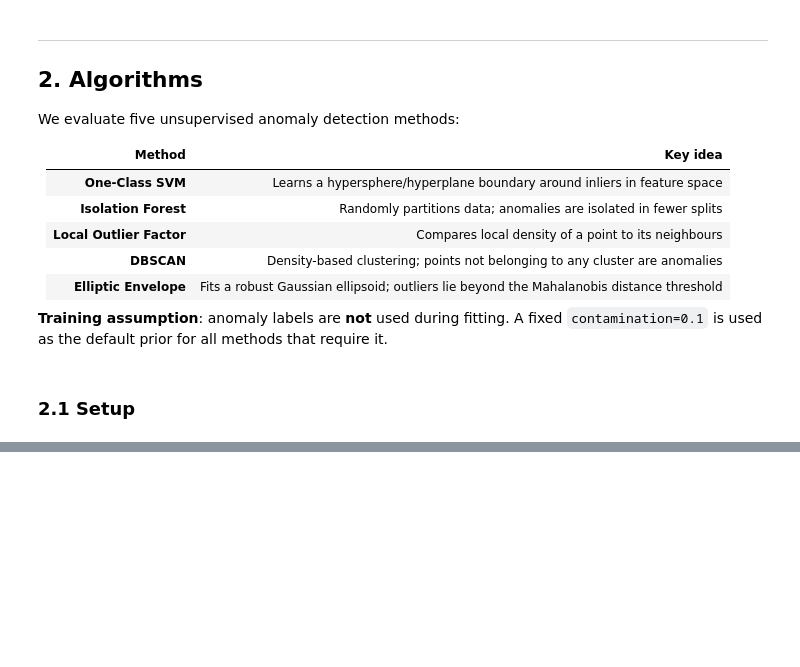
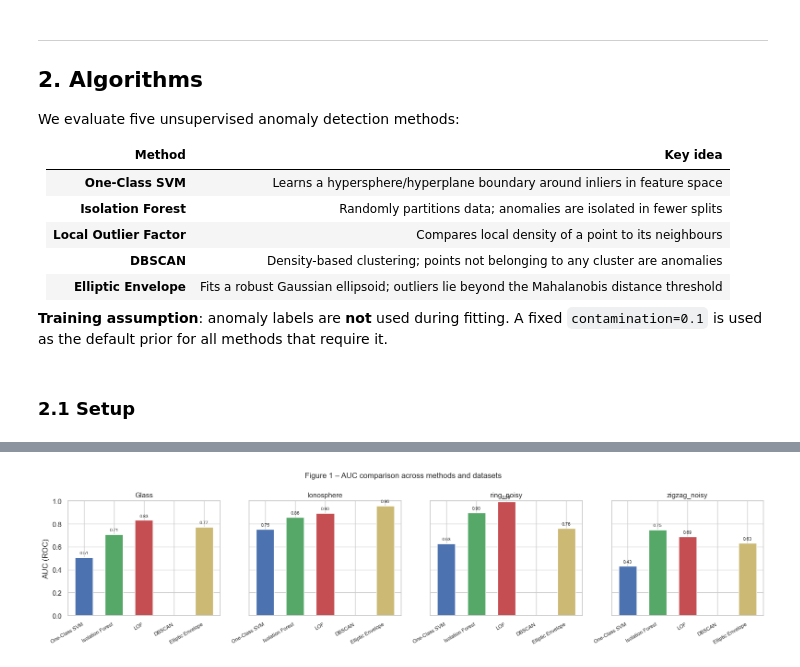
Before and after one commit to annaostrowska03/anomaly-detection-benchmark, a Jupyter notebook: notebooks/01_data_exploration.ipynb, the cells around one changed output, grey strips where cells are left out. Cells and saved outputs as stored; diff of their text form; code cells hidden in the pictures; blank space fills up the shorter version.

Commit message:
feat: add performance evaluation

```diff
--- a/notebooks/01_data_exploration.ipynb
+++ b/notebooks/01_data_exploration.ipynb
@@ -321,0 +326,21 @@ def run_methods(X, y_true, contamination=CONTAMINATION):
+# %%
+all_results = {}
+for ds_name, (X, y) in ALL_DATASETS.items():
+    all_results[ds_name] = run_methods(X, y)
+
+# Build a multi-index DataFrame
+records = []
+for ds_name, method_dict in all_results.items():
+    for method, metrics in method_dict.items():
+        records.append({'Dataset': ds_name, 'Method': method, **metrics})
+
+results_df = pd.DataFrame(records).set_index(['Dataset', 'Method'])
+
+metrics_order = ['AUC', 'Accuracy', 'Precision', 'Recall', 'F1']
+results_df = results_df[metrics_order]
+
+styled = (results_df.style
+    .format('{:.3f}', na_rep='—')
+    .background_gradient(cmap='RdYlGn', axis=0, subset=metrics_order)
+    .set_caption('Table 1 – Performance metrics (contamination=0.1, default hyperparameters)'))
+styled
@@ -321,0 +367,24 @@ def run_methods(X, y_true, contamination=CONTAMINATION):
+# %%
+methods_order = ['One-Class SVM', 'Isolation Forest', 'LOF', 'DBSCAN', 'Elliptic Envelope']
+plot_metric = 'AUC'
+
+fig, axes = plt.subplots(1, len(ALL_DATASETS), figsize=(16, 4), sharey=True)
+for ax, (ds_name, _) in zip(axes, ALL_DATASETS.items()):
+    vals = [results_df.loc[(ds_name, m), plot_metric] for m in methods_order]
+    colors = ['#4C72B0', '#55A868', '#C44E52', '#8172B2', '#CCB974']
+    bars = ax.bar(methods_order, vals, color=colors, edgecolor='white', width=0.6)
+    ax.set_title(ds_name, fontsize=11)
+    ax.set_ylim(0, 1)
+    ax.set_xticks(range(len(methods_order)))
+    ax.set_xticklabels(methods_order, rotation=30, ha='right', fontsize=8)
+    for bar, v in zip(bars, vals):
+        if not np.isnan(v):
+            ax.text(bar.get_x() + bar.get_width() / 2, v + 0.02, f'{v:.2f}',
+                    ha='center', va='bottom', fontsize=7)
+
+axes[0].set_ylabel('AUC (ROC)')
+fig.suptitle('Figure 1 – AUC comparison across methods and datasets', fontsize=12)
+plt.tight_layout()
+plt.show()
+# %% [output]
+[figure, added]
```
Also changed, not shown: parts of 2 cells of this notebook.
